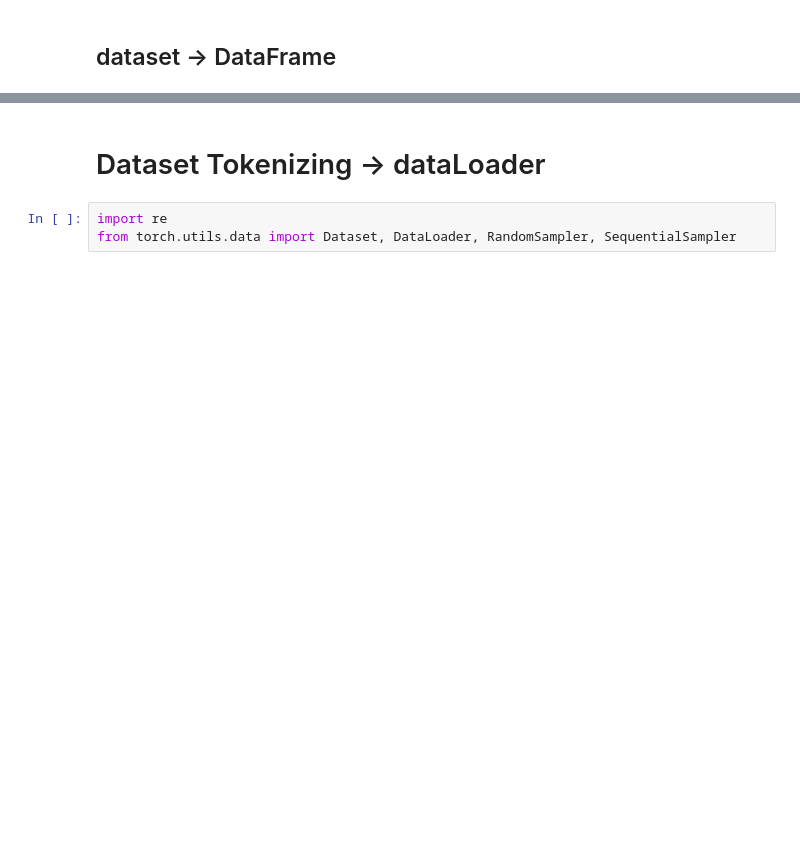
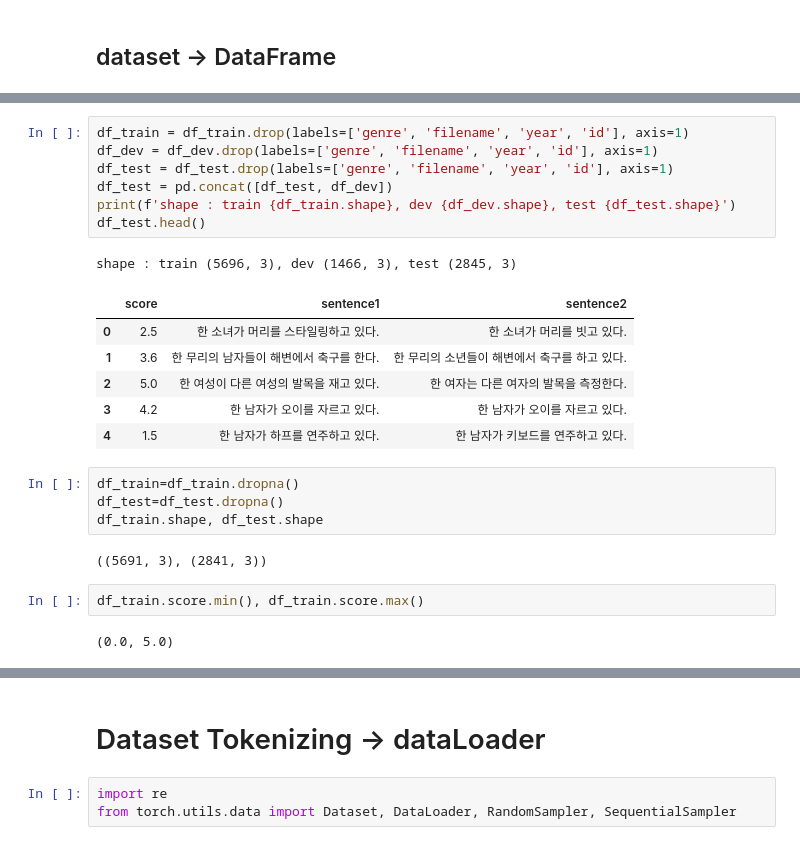
Before and after one commit to WooKyungHwa/NLU_3-, a Jupyter notebook: 최지현_sts.ipynb, the cells around one changed output, grey strips where cells are left out. Saved outputs shown, nothing was run; the diff lists cells and outputs as text; blank space fills up the shorter version.

```diff
--- a/최지현_sts.ipynb
+++ b/최지현_sts.ipynb
@@ -127 +145,26 @@ for d in dataset['train'] :
+# %%
+df_train = df_train.drop(labels=['genre', 'filename', 'year', 'id'], axis=1)
+df_dev = df_dev.drop(labels=['genre', 'filename', 'year', 'id'], axis=1)
+df_test = df_test.drop(labels=['genre', 'filename', 'year', 'id'], axis=1)
+df_test = pd.concat([df_test, df_dev])
+print(f'shape : train {df_train.shape}, dev {df_dev.shape}, test {df_test.shape}')
+df_test.head()
+# %% [output]
+shape : train (5696, 3), dev (1466, 3), test (2845, 3)
+|  | score | sentence1 | sentence2 |
+| 0 | 2.5 | 한 소녀가 머리를 스타일링하고 있다. | 한 소녀가 머리를 빗고 있다. |
+| 1 | 3.6 | 한 무리의 남자들이 해변에서 축구를 한다. | 한 무리의 소년들이 해변에서 축구를 하고 있다. |
+| 2 | 5.0 | 한 여성이 다른 여성의 발목을 재고 있다. | 한 여자는 다른 여자의 발목을 측정한다. |
+| 3 | 4.2 | 한 남자가 오이를 자르고 있다. | 한 남자가 오이를 자르고 있다. |
+| 4 | 1.5 | 한 남자가 하프를 연주하고 있다. | 한 남자가 키보드를 연주하고 있다. |
+# %%
+df_train=df_train.dropna()
+df_test=df_test.dropna()
+df_train.shape, df_test.shape
+# %% [output]
+((5691, 3), (2841, 3))
+# %%
+df_train.score.min(), df_train.score.max()
+# %% [output]
+(0.0, 5.0)
 # %%
```
Also changed, not shown: parts of 37 cells of this notebook.
